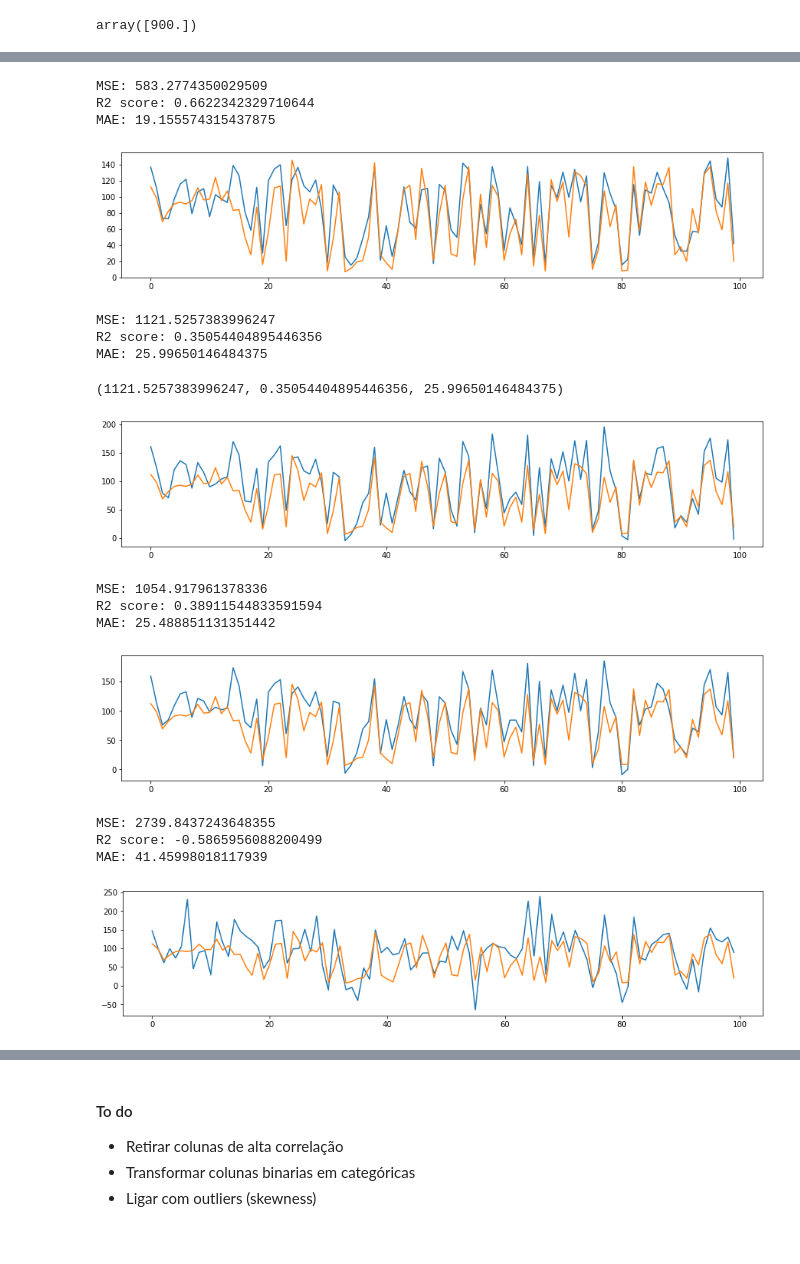
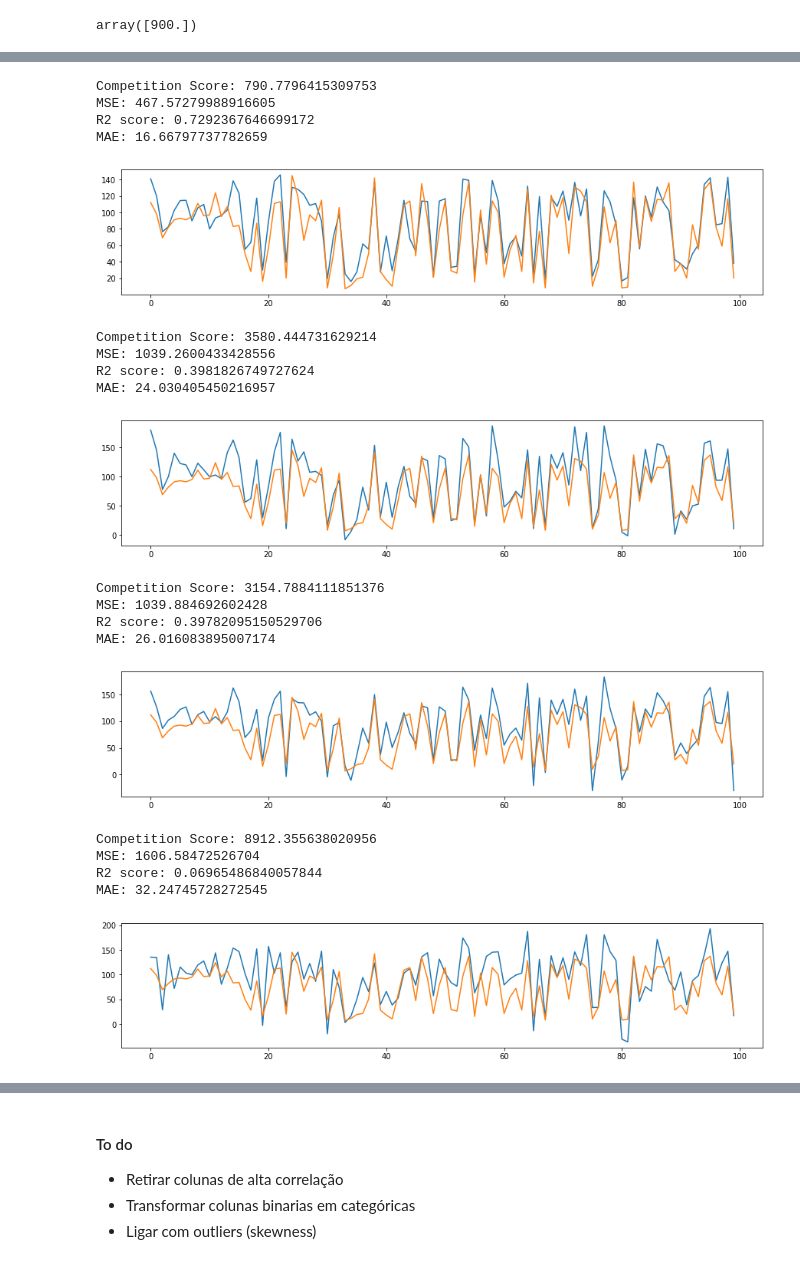
Before and after one commit to Bernardo-b/TG-ENG_MEC-UFMG, a Jupyter notebook: Exploring the data.ipynb, the cells around one changed output, grey strips where cells are left out. Saved outputs shown, nothing was run; the diff lists cells and outputs as text; code cells hidden in the pictures.

```diff
--- a/Exploring the data.ipynb
+++ b/Exploring the data.ipynb
@@ -273,5 +383,5 @@ fig,ax = plt.subplots(figsize=(15,3))
 ax.plot(pd.Series(prediction))
 ax.plot(test_Y)
 
-get_score(test_Y,prediction);
+results['NuSVR'] =get_score(test_Y,prediction);
 # %% [output]
@@ -288,12 +398,13 @@ fig,ax = plt.subplots(figsize=(15,3))
 ax.plot(pd.Series(prediction))
 ax.plot(test_Y)
 
-get_score(test_Y,prediction);
+results['SVR'] =get_score(test_Y,prediction);
 # %% [output]
-MSE: 583.2774350029509
-R2 score: 0.6622342329710644
-MAE: 19.155574315437875
+Competition Score: 790.7796415309753
+MSE: 467.57279988916605
+R2 score: 0.7292367646699172
+MAE: 16.66797737782659
-[figure, old version]
+[figure, new version]
 # %%
 poly = PolynomialFeatures(degree=3)
 train = poly.fit_transform(train_X_std)
@@ -307,13 +418,13 @@ fig,ax = plt.subplots(figsize=(15,3))
 ax.plot(pd.Series(prediction))
 ax.plot(test_Y)
 
-get_score(test_Y,prediction);
+results['PolynomialFeatures_3dg'] = get_score(test_Y,prediction);
 # %% [output]
-MSE: 1121.5257383996247
-R2 score: 0.35054404895446356
-MAE: 25.99650146484375
+Competition Score: 3580.444731629214
+MSE: 1039.2600433428556
+R2 score: 0.3981826749727624
+MAE: 24.030405450216957
-(1121.5257383996247, 0.35054404895446356, 25.99650146484375)
-[figure, old version]
+[figure, new version]
 # %%
 regr = linear_model.TheilSenRegressor()
 regr.fit(train_X_std, train_Y)
@@ -323,27 +434,29 @@ fig,ax = plt.subplots(figsize=(15,3))
 ax.plot(pd.Series(prediction))
 ax.plot(test_Y)
 
-get_score(test_Y,prediction);
+results['TheilSenRegressor'] =get_score(test_Y,prediction);
 # %% [output]
-MSE: 1054.917961378336
-R2 score: 0.38911544833591594
-MAE: 25.488851131351442
+Competition Score: 3154.7884111851376
+MSE: 1039.884692602428
+R2 score: 0.39782095150529706
+MAE: 26.016083895007174
-[figure, old version]
+[figure, new version]
 # %%
 regr = linear_model.RANSACRegressor()
 regr.fit(train_X_std, train_Y)
 prediction = regr.predict(test_X_std)
 
 fig,ax = plt.subplots(figsize=(15,3))
 ax.plot(pd.Series(prediction))
 ax.plot(test_Y)
 
-get_score(test_Y,prediction);
+results['RANSACRegressor'] =get_score(test_Y,prediction);
 # %% [output]
-MSE: 2739.8437243648355
-R2 score: -0.5865956088200499
-MAE: 41.45998018117939
+Competition Score: 8912.355638020956
+MSE: 1606.58472526704
+R2 score: 0.06965486840057844
+MAE: 32.24745728272545
-[figure, old version]
+[figure, new version]
 # %%
 regr = linear_model.HuberRegressor(epsilon=1)
 regr.fit(train_X_std, train_Y)
```
Also changed, not shown: parts of 42 cells of this notebook.
